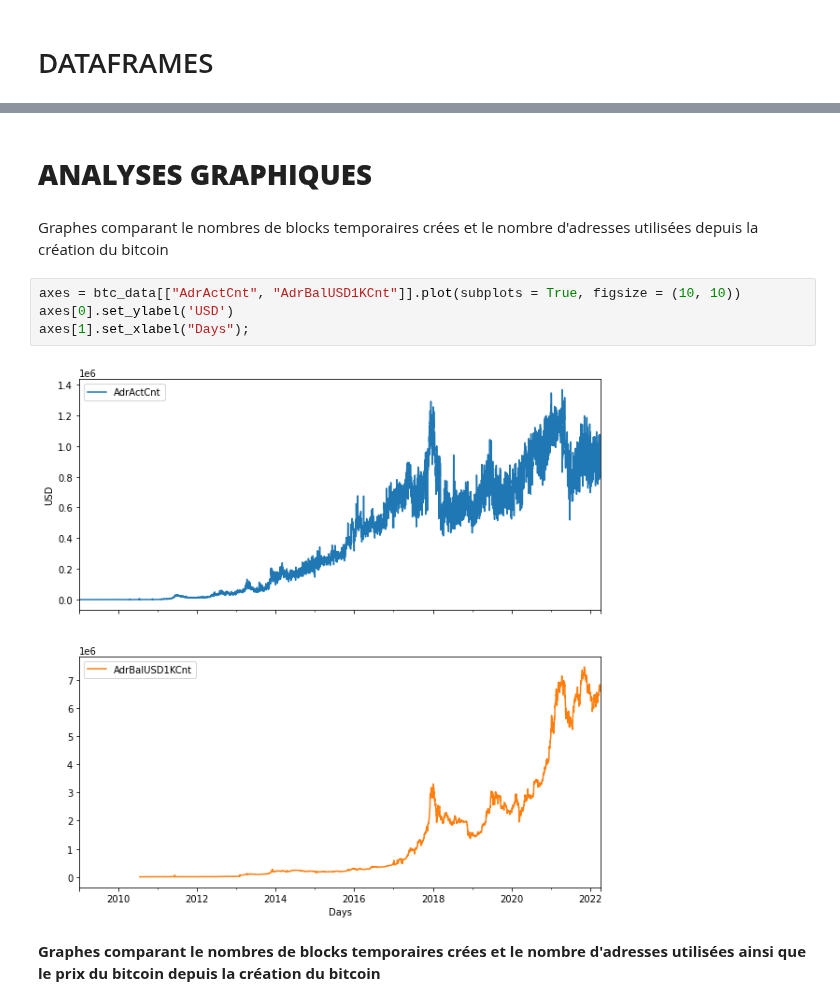
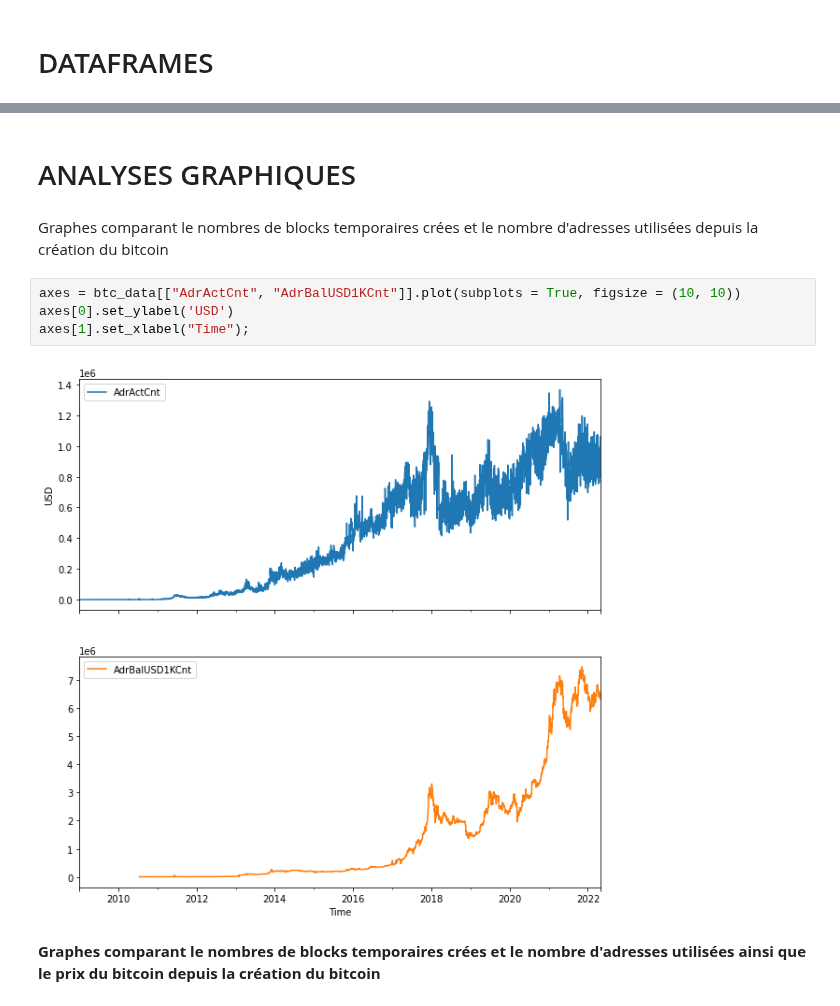
Before and after one commit to Massimo2003/BitcoinProject, a Jupyter notebook: MarcheFinanciers.ipynb, the cells around one changed output, grey strips where cells are left out. Drawn from its saved outputs; the diff is of its cells as text.

```diff
--- a/MarcheFinanciers.ipynb
+++ b/MarcheFinanciers.ipynb
@@ -101,15 +101,15 @@ First 5 elements of dataframe:
 
 [28 rows x 143 columns]
 # %% [markdown]
-# **ANALYSES GRAPHIQUES**
+# ANALYSES GRAPHIQUES
 # %% [markdown]
 Graphes comparant le nombres de blocks temporaires crées et le nombre d'adresses utilisées depuis la création du bitcoin
 # %%
 axes = btc_data[["AdrActCnt", "AdrBalUSD1KCnt"]].plot(subplots = True, figsize = (10, 10))
 axes[0].set_ylabel('USD')
-axes[1].set_xlabel("Days");
+axes[1].set_xlabel("Time");
 # %% [output]
-[figure, old version]
+[figure, new version]
 # %% [markdown]
 **Graphes comparant le nombres de blocks temporaires crées et le nombre d'adresses utilisées  ainsi que le prix du bitcoin depuis la création du bitcoin**
 # %%
```
Also changed, not shown: parts of 15 cells of this notebook.
